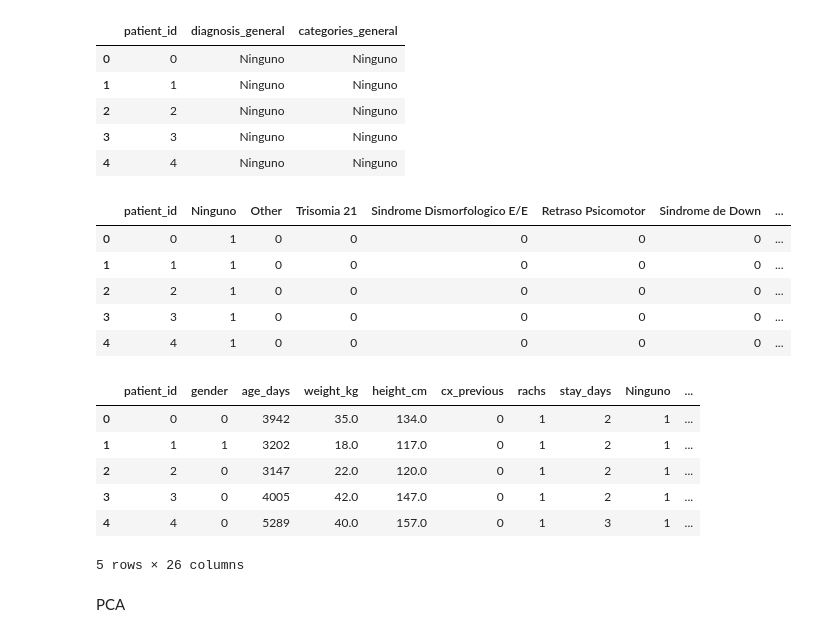
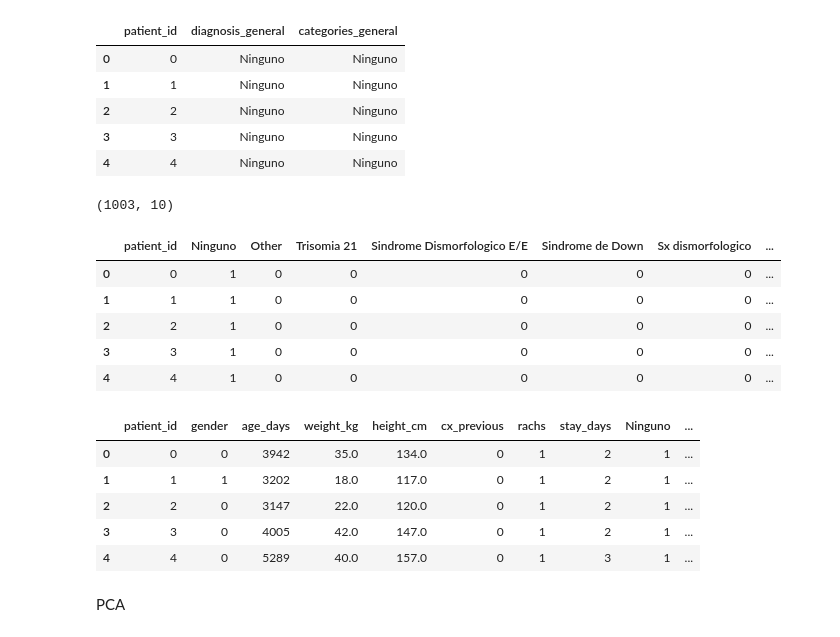
Before and after one commit to DanielaSotoSainz/final_project, a Jupyter notebook: machine_learning/ml_clusters_stay_days_general.ipynb, the cells around one changed output. Cells and saved outputs as stored; diff of their text form; code cells hidden in the pictures.

```diff
--- a/machine_learning/ml_clusters_stay_days_general.ipynb
+++ b/machine_learning/ml_clusters_stay_days_general.ipynb
@@ -87,12 +87,14 @@ df2.head()
 | 4 | 4 | Ninguno | Ninguno |
 # %%
 # BIN ALL COLUMNS THAT ARE UNDER A QUANTILE THRESHOLD
-THRESHOLD = 0.975
+THRESHOLD = 0.988
 df2["categories_general"] = kardiasclean.perform_binning_quantile(df2["categories_general"], THRESHOLD)
 encoded_df = kardiasclean.perform_matrix_encoding(df2["categories_general"], df2["patient_id"], append_name=False)
+print(encoded_df.shape)
 encoded_df.head()
 # %% [output]
+(1003, 10)
-|  | patient_id | Ninguno | Other | Trisomia 21 | Sindrome Dismorfologico E/E | Retraso Psicomotor | Sindrome de Down | ... |
+|  | patient_id | Ninguno | Other | Trisomia 21 | Sindrome Dismorfologico E/E | Sindrome de Down | Sx dismorfologico | ... |
 | 0 | 0 | 1 | 0 | 0 | 0 | 0 | 0 | ... |
 | 1 | 1 | 1 | 0 | 0 | 0 | 0 | 0 | ... |
 | 2 | 2 | 1 | 0 | 0 | 0 | 0 | 0 | ... |
@@ -109,7 +111,6 @@ merged_df.head()
 | 2 | 2 | 0 | 3147 | 22.0 | 120.0 | 0 | 1 | 2 | 1 | ... |
 | 3 | 3 | 0 | 4005 | 42.0 | 147.0 | 0 | 1 | 2 | 1 | ... |
 | 4 | 4 | 0 | 5289 | 40.0 | 157.0 | 0 | 1 | 3 | 1 | ... |
-5 rows × 26 columns
 # %% [markdown]
 PCA
 # %%
```
Also changed, not shown: parts of 13 cells of this notebook, 8 other files.
